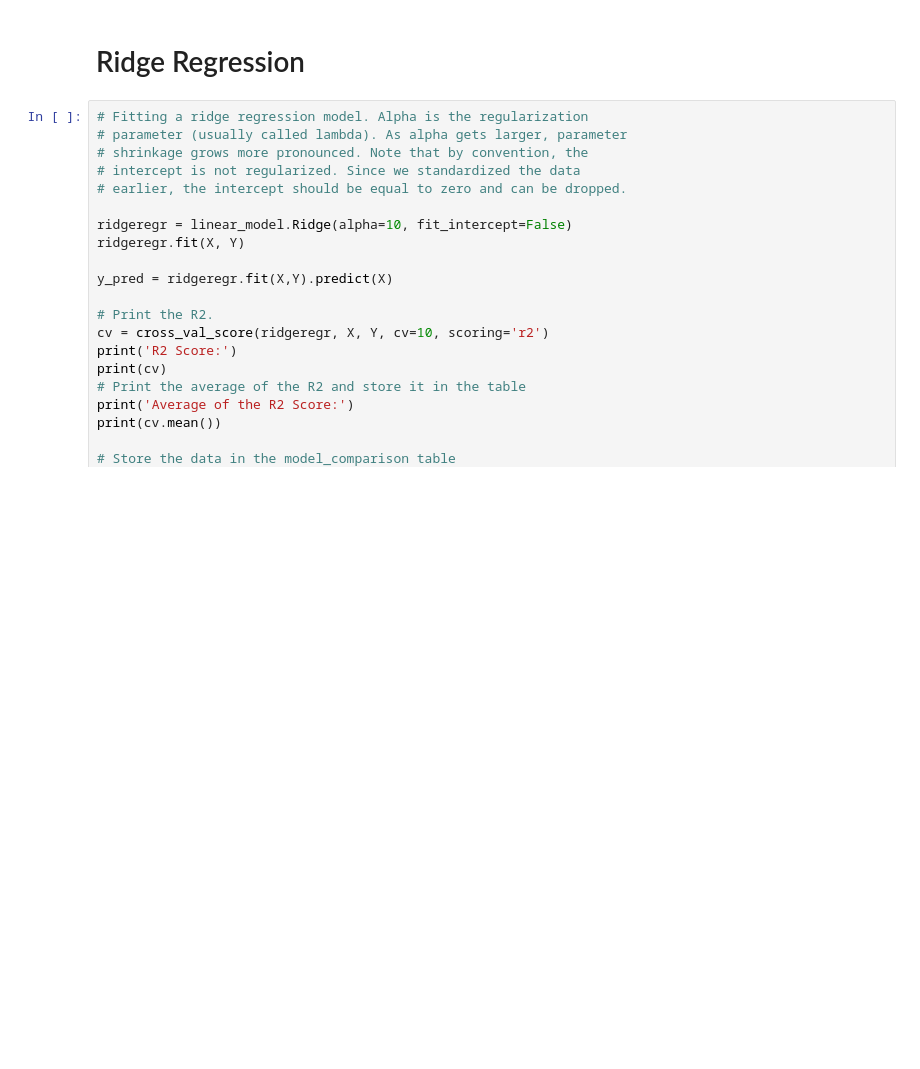
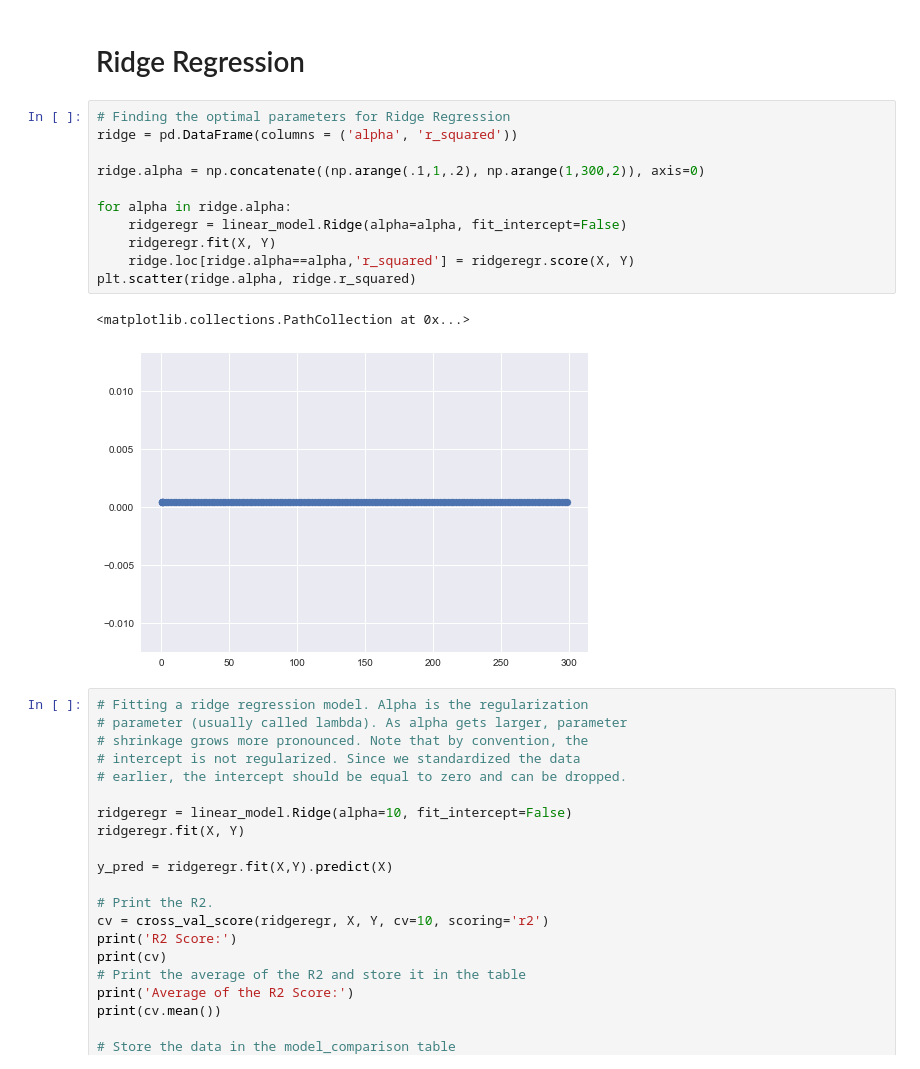
Before and after one commit to makennedy626/Thinkful_Unit_3, a Jupyter notebook: Unit 3 Capstone Final Draft.ipynb, the cells around one changed output. Drawn from its saved outputs; the diff is of its cells as text; blank space fills up the shorter version.

```diff
--- a/Unit 3 Capstone Final Draft.ipynb
+++ b/Unit 3 Capstone Final Draft.ipynb
@@ -336,6 +295,20 @@ print(y_pred.mean())
 1.0
 # %% [markdown]
 # Ridge Regression
+# %%
+# Finding the optimal parameters for Ridge Regression
+ridge = pd.DataFrame(columns = ('alpha', 'r_squared'))
+
+ridge.alpha = np.concatenate((np.arange(.1,1,.2), np.arange(1,300,2)), axis=0)
+
+for alpha in ridge.alpha:
+    ridgeregr = linear_model.Ridge(alpha=alpha, fit_intercept=False)
+    ridgeregr.fit(X, Y)
+    ridge.loc[ridge.alpha==alpha,'r_squared'] = ridgeregr.score(X, Y)
+plt.scatter(ridge.alpha, ridge.r_squared)
+# %% [output]
+<matplotlib.collections.PathCollection at 0x...>
+[figure, added]
 # %%
 # Fitting a ridge regression model. Alpha is the regularization
 # parameter (usually called lambda). As alpha gets larger, parameter
```
Also changed, not shown: parts of 19 cells of this notebook.
